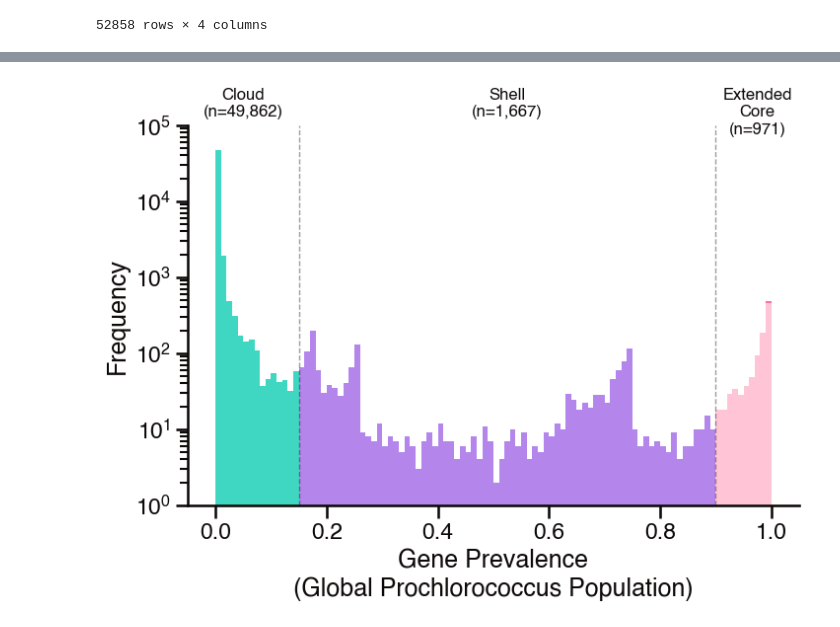
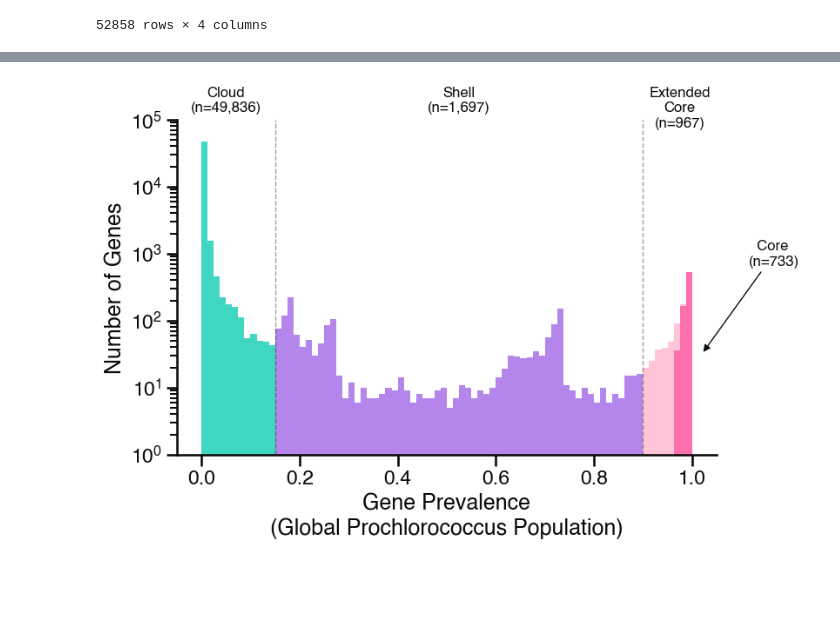
Before and after one commit to blasks/gene-prevalence, a Jupyter notebook: experiments/6-global-estimate.ipynb, the cells around one changed output, grey strips where cells are left out. Saved outputs shown, nothing was run; the diff lists cells and outputs as text; code cells hidden in the pictures; blank space fills up the shorter version.

```diff
--- a/experiments/6-global-estimate.ipynb
+++ b/experiments/6-global-estimate.ipynb
@@ -460,7 +460,7 @@ model_results = {}
 
 # initiate dataframe for comparing prevalence estimates and core size across clades
 prevalence_df = pd.DataFrame(index=pa_df.columns)
-gene_categories_df = pd.DataFrame(index=['core', 'extended core', 'shell', 'cloud'])
+gene_categories_df = pd.DataFrame(index=['core', 'extended core', 'shell', 'cloud', 'core_ci'])
 
 # make directory to save fit dataframes
 outdir = data_dir / "outputs"
@@ -511,10 +511,11 @@ for clade in clades:
     fit_df['gene_category'] = np.select(conditions, choices, default="cloud")
     counts_df = fit_df.gene_category.value_counts().reindex(
         ["core", "extended core", "shell", "cloud"], fill_value=0)
-    print(counts_df)
     print(f"Total detected genes: {counts_df.sum()}")
     print(f"Total extended core: {counts_df.get('extended core', 0) + counts_df.get('core', 0)}")
     print(f"Total extended core + shell: {counts_df.get('extended core', 0) + counts_df.get('core', 0) + counts_df.get('shell', 0)}")
+    counts_df['core_ci'] = fit_df[f'{(1-ci_alpha)*100:.0f}%_ci_upper'].eq(1).sum()
+    print(counts_df)
 
     # save dataframe of prevalence estimates for current clade
     if clade != 'unclassified':
@@ -667,12 +668,15 @@ conditions = [
         ]
 choices = ["", "core", "extended core", "shell"]
 global_prevalence_df['gene_category'] = np.select(conditions, choices, default="cloud")
+global_prevalence_df['alt_gene_category'] = global_prevalence_df['gene_category']
+global_prevalence_df.loc[global_prevalence_df[f'{(1-ci_alpha)*100:.0f}%_ci_upper'].eq(1), 'alt_gene_category'] = 'core'
 counts_df = global_prevalence_df.gene_category.value_counts().reindex(
         ["core", "extended core", "shell", "cloud"], fill_value=0)
-print(counts_df)
 print(f"Total detected genes: {counts_df.sum()}")
 print(f"Total extended core: {counts_df.get('extended core', 0) + counts_df.get('core', 0)}")
 print(f"Total extended core + shell: {counts_df.get('extended core', 0) + counts_df.get('core', 0) + counts_df.get('shell', 0)}")
+counts_df['core_ci'] = global_prevalence_df[f'{(1-ci_alpha)*100:.0f}%_ci_upper'].eq(1).sum()
+print(counts_df)
 
 # add counts_df to gene_categories_df
 gene_categories_df['global_pro'] = counts_df
@@ -719,57 +724,74 @@ Total extended core + shell: 2638
 # %%
 # look at distribution of global Pro gene prevalence values
 
-# reuse the same category colors as the composition bar chart
+# set category colors for gene prevalence visualization
 gene_category_colors = {
     'core': accent_colors[3],
     'extended core': accent_colors[8],
     'shell': accent_colors[0],
     'cloud': accent_colors[2],
 }
-category_order = ['core', 'extended core', 'shell', 'cloud']
+# gene_category_colors = {
+#     'core': '#23104B',
+#     'extended core': '#596BEB',
+#     'shell': '#90B5EF',
+#     'cloud': '#C1D7E8',
+# }
+category_order = ['cloud', 'shell', 'extended core', 'core']
+cat_col = 'alt_gene_category'
 
 # build figure
 fig, ax = plt.subplots(figsize=(8, 5))
 sns.histplot(
     data=global_prevalence_df,
     x='prevalence',
-    hue='gene_category',
+    hue=cat_col,
     hue_order=category_order,
     palette=gene_category_colors,
     multiple='stack',
-    bins=100,
+    bins=80,
     kde=False,
     legend=False,
     ax=ax,
 )
 ax.set_yscale('log')
 ax.set_ylim(1, 1.001e5)
 ax.set_xlabel('Gene Prevalence\n(Global Prochlorococcus Population)')
-ax.set_ylabel('Frequency')
+ax.set_ylabel('Number of Genes')
 
 # mark category thresholds (0 and 1.0 boundaries coincide with the plot edges)
 for threshold in [0.15, 0.9]:
     plt.axvline(threshold, color=line_color, linestyle='--', linewidth=1, alpha=0.4)
 
 # annotate gene categories and sizes
 regions = [
     ('cloud', -0.05, 0.15),
     ('shell', 0.15, 0.9),
     ('extended core', 0.9, 1.05),
 ]
 for cat, xmin, xmax in regions:
     x_center = (xmin + xmax) / 2
-    count = counts_df[cat]
+    count = global_prevalence_df[cat_col].eq(cat).sum()
     if cat == 'extended core':
-        count += counts_df['core']
+        count += global_prevalence_df[cat_col].eq('core').sum()
         cat = 'Extended\nCore'
     else:
         cat = cat.capitalize()
     ax.text(
         x_center, 1.1, f'{cat}\n(n={count:,})',ha='center', va='top', fontsize=12,
         transform=ax.get_xaxis_transform(), clip_on=False,
     )
 
+# annotate core genes with arrow
+ax.annotate(
+    f"  Core\n(n={global_prevalence_df[cat_col].eq('core').sum()})",
+    xy=(1.02, 0.3), xycoords=('data', 'axes fraction'),
+    xytext=(1.06, 0.6), textcoords='axes fraction',
+    ha='left', va='center', fontsize=12,
+    arrowprops=dict(arrowstyle='-|>', color=line_color, lw=1),
+    annotation_clip=False,
+)
+
 plt.show()
 # %% [output]
-[figure, old version]
+[figure, new version]
```
Also changed, not shown: parts of 9 cells of this notebook.
